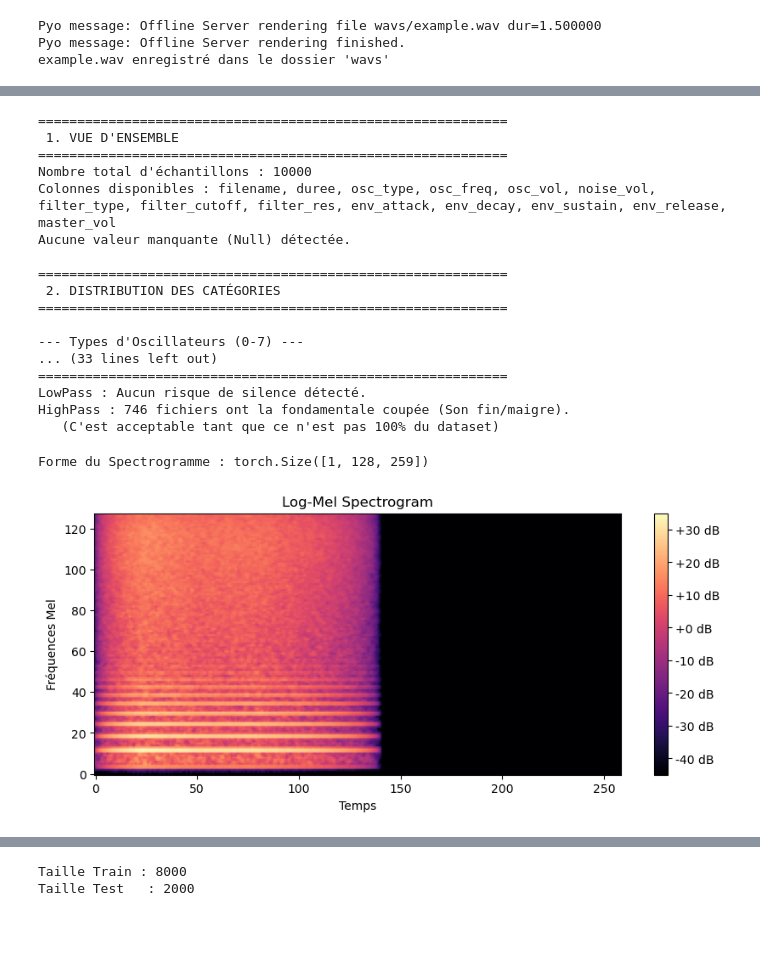
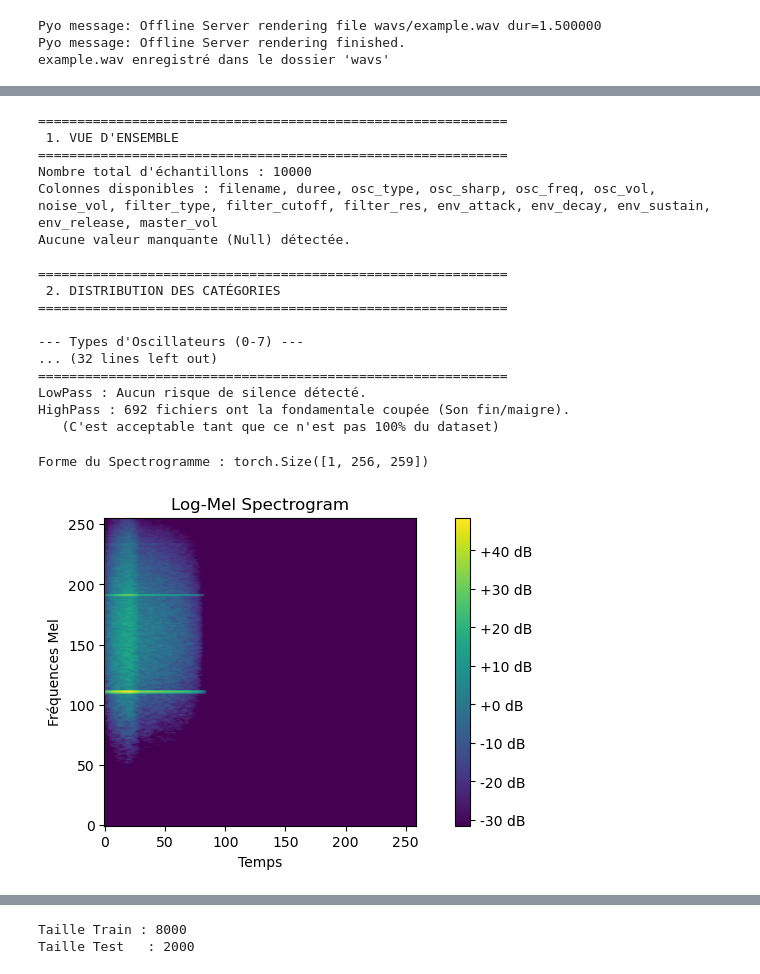
Before and after one commit to ctrlpierre/synth-param-inference, a Jupyter notebook: inverse_synthesis_notebook.ipynb, the cells around one changed output, grey strips where cells are left out. Cells and saved outputs as stored; diff of their text form; code cells hidden in the pictures; blank space fills up the shorter version.

```diff
--- a/inverse_synthesis_notebook.ipynb
+++ b/inverse_synthesis_notebook.ipynb
@@ -1,10 +16,10 @@
 # %%
-import os
-from pyo import *
-
 ################
 # SYNTHÉTISEUR #
 ################
+
+OSC_CONVERSION = {0 : 0, 1 : 2, 2 : 3, 3 : 4, 4 : 5, 5 : 7}
+# On enlève la Saw Down et la 6e onde de l'oscillateur proprement
 
 def simple_synth(nom_fichier, params):
     """
@@ -23,7 +38,7 @@ def simple_synth(nom_fichier, params):
     # LFO est utilisé ici comme oscillateur audio car il permet de changer
     # la forme d'onde facilement via un numéro (0=Sine, 1=Rect, 2=Tri, 3=Saw, etc.)
     # type 3 = Saw (Dents de scie), type 1 = Pulse/Square
-    osc = LFO(freq=params['osc_freq'], sharp=1, type=params['osc_type'], mul=params['osc_vol'])
+    osc = LFO(freq=params['osc_freq'], sharp=params['osc_sharp'], type=OSC_CONVERSION[params['osc_type']], mul=params['osc_vol'])
 
     # - NOISE
     # Bruit blanc mélangé au signal
@@ -280,6 +314,4 @@ print("Terminé ! Dataset prêt")
 # %%
-import pandas as pd
-
 ##############
 # VALIDATION #
 ##############
@@ -316,7 +348,7 @@ def analyze_dataset(csv_path):
     # Oscillateurs
     osc_counts = df['osc_type'].value_counts().sort_index()
     print("\n--- Types d'Oscillateurs (0-7) ---")
-    print("0=Saw Up, 1=Saw Down, 2=Square, 3=Triangle, 4=Pulse, 5=Bipolar Pulse, 7=Modulated Sine\n")
+    print("0=Saw Up, 1=Square, 2=Triangle, 3=Pulse, 4=Bipolar Pulse, 5=Modulated Sine\n")
     print(osc_counts.to_string())
 
     # Filtres
@@ -371,7 +403,7 @@ print("\n")
  1. VUE D'ENSEMBLE
 ============================================================
 Nombre total d'échantillons : 10000
-Colonnes disponibles : filename, duree, osc_type, osc_freq, osc_vol, noise_vol, filter_type, filter_cutoff, filter_res, env_attack, env_decay, env_sustain, env_release, master_vol
+Colonnes disponibles : filename, duree, osc_type, osc_sharp, osc_freq, osc_vol, noise_vol, filter_type, filter_cutoff, filter_res, env_attack, env_decay, env_sustain, env_release, master_vol
 Aucune valeur manquante (Null) détectée.
 
 ============================================================
@@ -379,10 +411,10 @@ Aucune valeur manquante (Null) détectée.
 ============================================================
 
 --- Types d'Oscillateurs (0-7) ---
-... (33 lines left out)
+... (32 lines left out)
 ============================================================
 LowPass : Aucun risque de silence détecté.
-HighPass : 746 fichiers ont la fondamentale coupée (Son fin/maigre).
+HighPass : 692 fichiers ont la fondamentale coupée (Son fin/maigre).
    (C'est acceptable tant que ce n'est pas 100% du dataset)
 # %%
 import torch
@@ -394,7 +426,7 @@ TARGET_SAMPLE_RATE = 22050
 TARGET_DURATION = 6.0
 TARGET_SAMPLES = int(TARGET_SAMPLE_RATE * TARGET_DURATION)
 
-def get_spectrogram(audio_path, target_sr, target_sample):
+def get_spectrogram(audio_path, target_sr, target_sample, mel_transform=None, db_transform=None):
     waveform, sr = torchaudio.load(audio_path)
 
     # si le fichier n'est pas en 22050 Hz
@@ -409,46 +441,48 @@ def get_spectrogram(audio_path, target_sr, target_sample):
     # gestion de la durée : sécurité
     num_samples = waveform.shape[1]
 
     if num_samples > target_sample:
         waveform = waveform[:, :target_sample]
 
     elif num_samples < target_sample:
         num_missing = target_sample - num_samples
         waveform = torch.nn.functional.pad(waveform, (0, num_missing))
 
     # Transformation en MelSpectrogram
-    mel_transform = torchaudio.transforms.MelSpectrogram(
-        sample_rate = target_sr,
-        n_mels = 128,
-        n_fft = 2048,
-        hop_length = 512
-    )
+    if mel_transform is None:
+        mel_transform = torchaudio.transforms.MelSpectrogram(
+            sample_rate = target_sr,
+            n_mels = 256,
+            n_fft = 4096,
+            hop_length = 512
+        )
+
+    # Conversion en Decibels (Log scale)
+    if db_transform is None:
+        db_transform = torchaudio.transforms.AmplitudeToDB(top_db=80)
 
     mel_spec = mel_transform(waveform)
-
-    # Conversion en Decibels (Log scale)
-    db_transform = torchaudio.transforms.AmplitudeToDB(top_db=80)
     mel_spec_db = db_transform(mel_spec)
 
     return mel_spec_db
 
 # --- TEST ---
-path_test = "wavs/sound_00438.wav"
+path_test = "wavs/sound_00000.wav"
 spec = get_spectrogram(path_test, TARGET_SAMPLE_RATE, TARGET_SAMPLES)
 
 print(f"Forme du Spectrogramme : {spec.shape}")
 
 # Affichage
 plt.figure(figsize=(10, 4))
-plt.imshow(spec[0].numpy(), origin='lower', aspect='auto', cmap='magma')
+plt.imshow(spec[0].numpy(), origin='lower')
 plt.title("Log-Mel Spectrogram")
 plt.ylabel("Fréquences Mel")
 plt.xlabel("Temps")
 plt.colorbar(format='%+2.0f dB')
 plt.show()
 # %% [output]
-Forme du Spectrogramme : torch.Size([1, 128, 259])
+Forme du Spectrogramme : torch.Size([1, 256, 259])
-[figure, old version]
+[figure, new version]
 # %%
 class SynthDataset(torch.utils.data.Dataset):
     def __init__(self, csv_file, audio_dir, sr = 22050, duration = 6.0):
```
Also changed, not shown: parts of 11 cells of this notebook.
